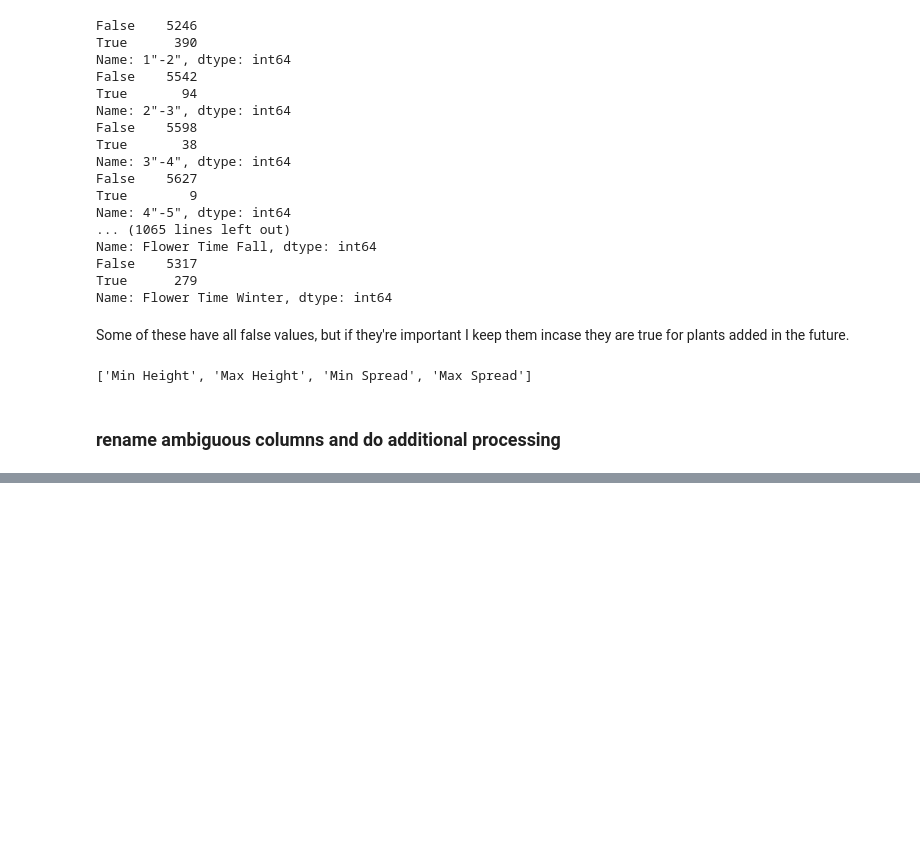
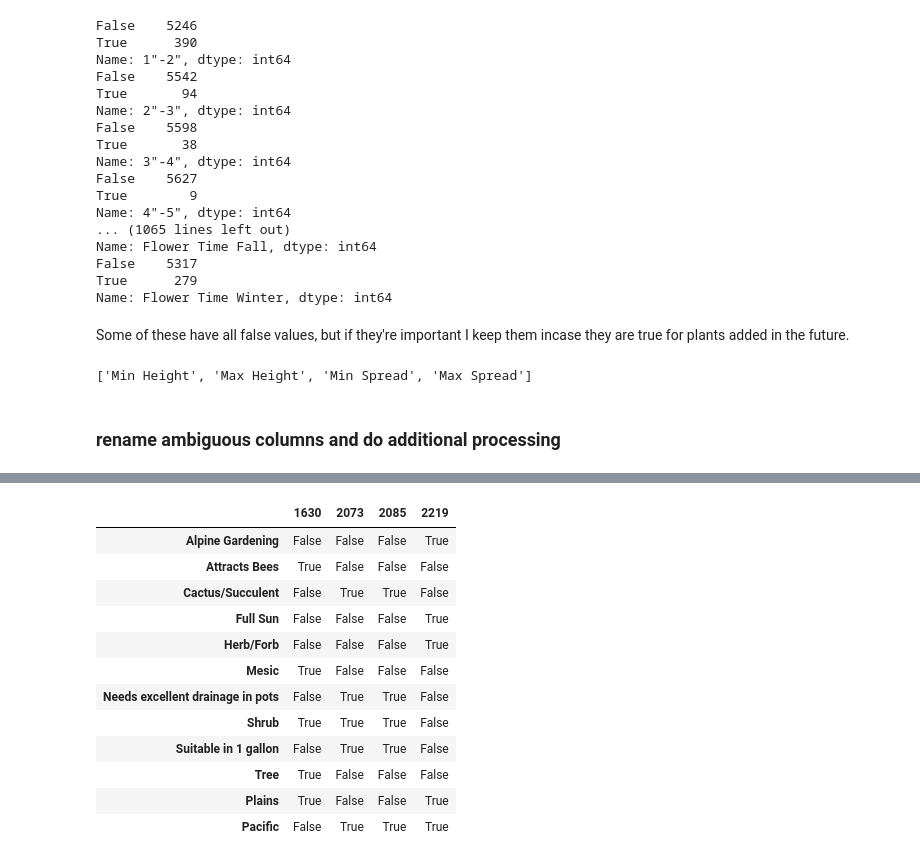
Before and after one commit to aforehand/data_science, a Jupyter notebook: plants/cleaning_plant_data.ipynb, the cells around one changed output, grey strips where cells are left out. Cells and saved outputs as stored; diff of their text form; code cells hidden in the pictures; blank space fills up the shorter version.

```diff
--- a/plants/cleaning_plant_data.ipynb
+++ b/plants/cleaning_plant_data.ipynb
@@ -809,0 +859,9 @@ df.to_csv('all_')
+# %%
+water = ['In Water', 'Wet', 'Wet Mesic', 'Mesic', 'Dry Mesic', 'Dry']
+df = df[df[sun].sum(axis=1)>0]
+# %%
+layers = ['Tree', 'Shrub', 'Herb/Forb', 'Fern', 'Vine', 'Rhizome', 'Tuber', 'Groundcover']
+df = df.dropna(how='all', subset=layers)
+# %%
+how_much_info = df[boolean].sum(axis=1)
+how_much_info.describe()
@@ -809,0 +880,18 @@ df.to_csv('all_')
+# %%
+few = df[boolean][how_much_info==5]
+# %%
+few.T[few.T.sum(axis=1)>0]
+# %% [output]
+|  | 1630 | 2073 | 2085 | 2219 |
+| Alpine Gardening | False | False | False | True |
+| Attracts Bees | True | False | False | False |
+| Cactus/Succulent | False | True | True | False |
+| Full Sun | False | False | False | True |
+| Herb/Forb | False | False | False | True |
+| Mesic | True | False | False | False |
+| Needs excellent drainage in pots | False | True | True | False |
+| Shrub | True | True | True | False |
+| Suitable in 1 gallon | False | True | True | False |
+| Tree | True | False | False | False |
+| Plains | True | False | False | True |
+| Pacific | False | True | True | True |
```
Also changed, not shown: parts of 19 cells of this notebook, 2 other files.
